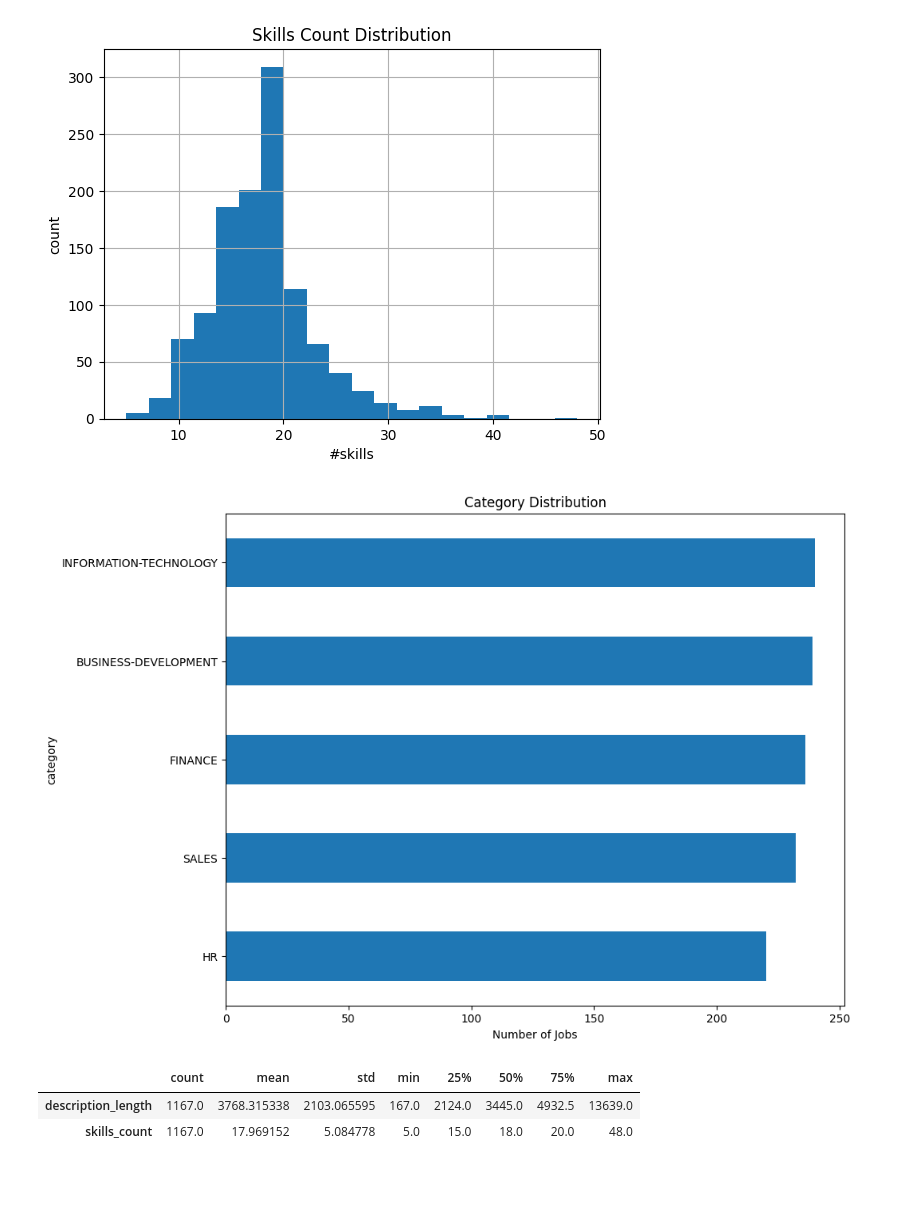
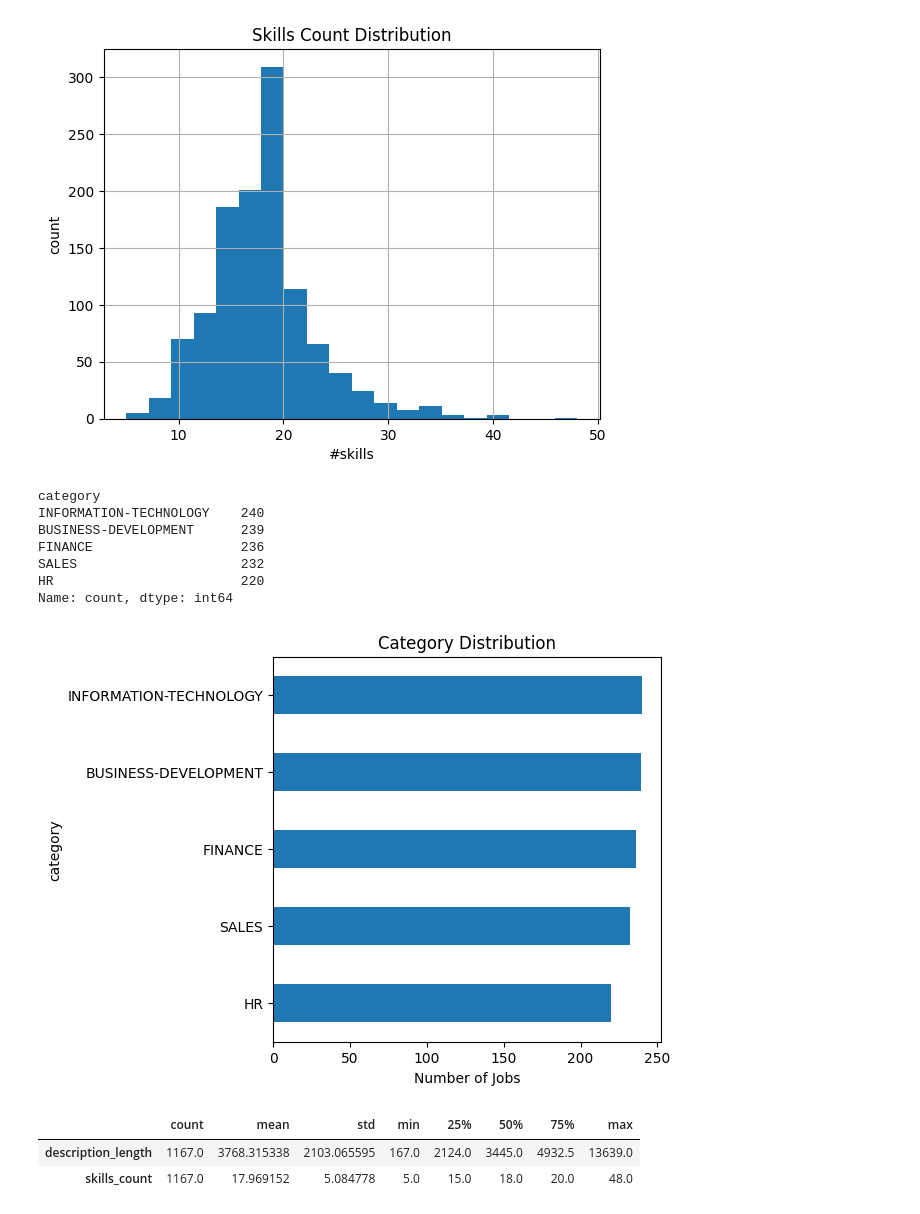
Before and after one commit to RanaaAlanezi/SWE485-Project-Group7, a Jupyter notebook: Phase1_Data_Exploration.ipynb, the cells around one changed output. Drawn from its saved outputs; the diff is of its cells as text; code cells hidden in the pictures; blank space fills up the shorter version.

```diff
--- a/Phase1_Data_Exploration.ipynb
+++ b/Phase1_Data_Exploration.ipynb
@@ -184,16 +155,25 @@ plt.show()
 [figure]
 # %%
 # Bar chart: category distribution
+category_counts = df['category'].value_counts()
+print(category_counts)
 if 'category' in df.columns:
-    plt.figure(figsize=(10, 8))
+    plt.figure(figsize=(5, 5))
     df['category'].value_counts().sort_values().plot(kind='barh')
     plt.title('Category Distribution')
     plt.xlabel('Number of Jobs')
     plt.show()
 else:
     print("Column 'category' not found.")
 # %% [output]
+category
+INFORMATION-TECHNOLOGY    240
+BUSINESS-DEVELOPMENT      239
+FINANCE                   236
+SALES                     232
+HR                        220
+Name: count, dtype: int64
-[figure, old version]
+[figure, new version]
 # %%
 # Ensure df exists and the engineered features are present
 assert 'description_length' in df.columns and 'skills_count' in df.columns, \
```
Also changed, not shown: parts of 4 cells of this notebook.
